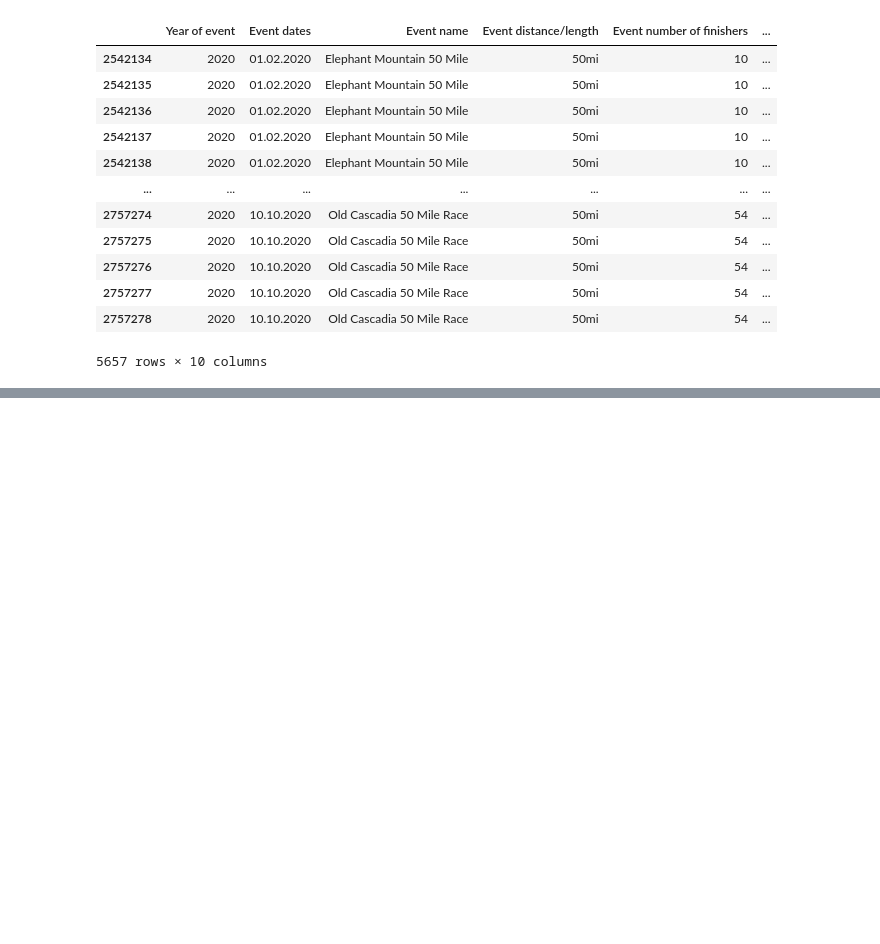
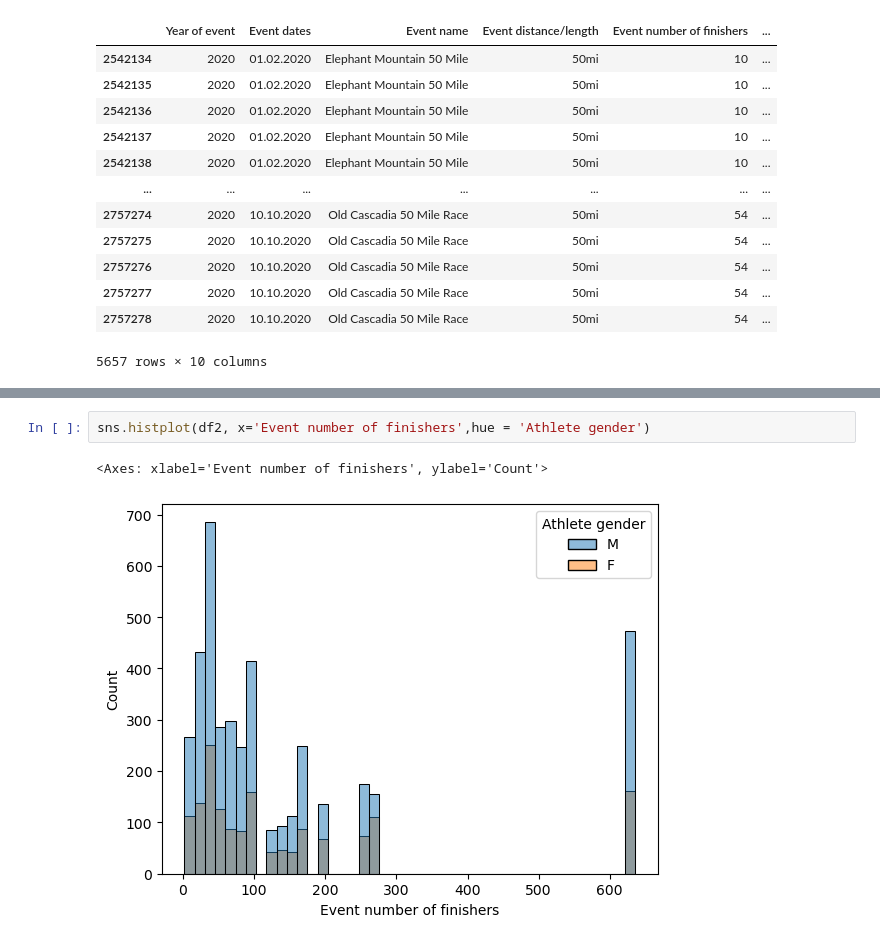
Before and after one commit to Kaustubh-Mathur/DataAnalysis, a Jupyter notebook: Data.ipynb, the cells around one changed output, grey strips where cells are left out. Drawn from its saved outputs; the diff is of its cells as text; blank space fills up the shorter version.

```diff
--- a/Data.ipynb
+++ b/Data.ipynb
@@ -361,0 +394,5 @@ df2
+# %%
+sns.histplot(df2, x='Event number of finishers',hue = 'Athlete gender')
+# %% [output]
+<Axes: xlabel='Event number of finishers', ylabel='Count'>
+[figure, added]
```
Also changed, not shown: parts of 8 cells of this notebook.
